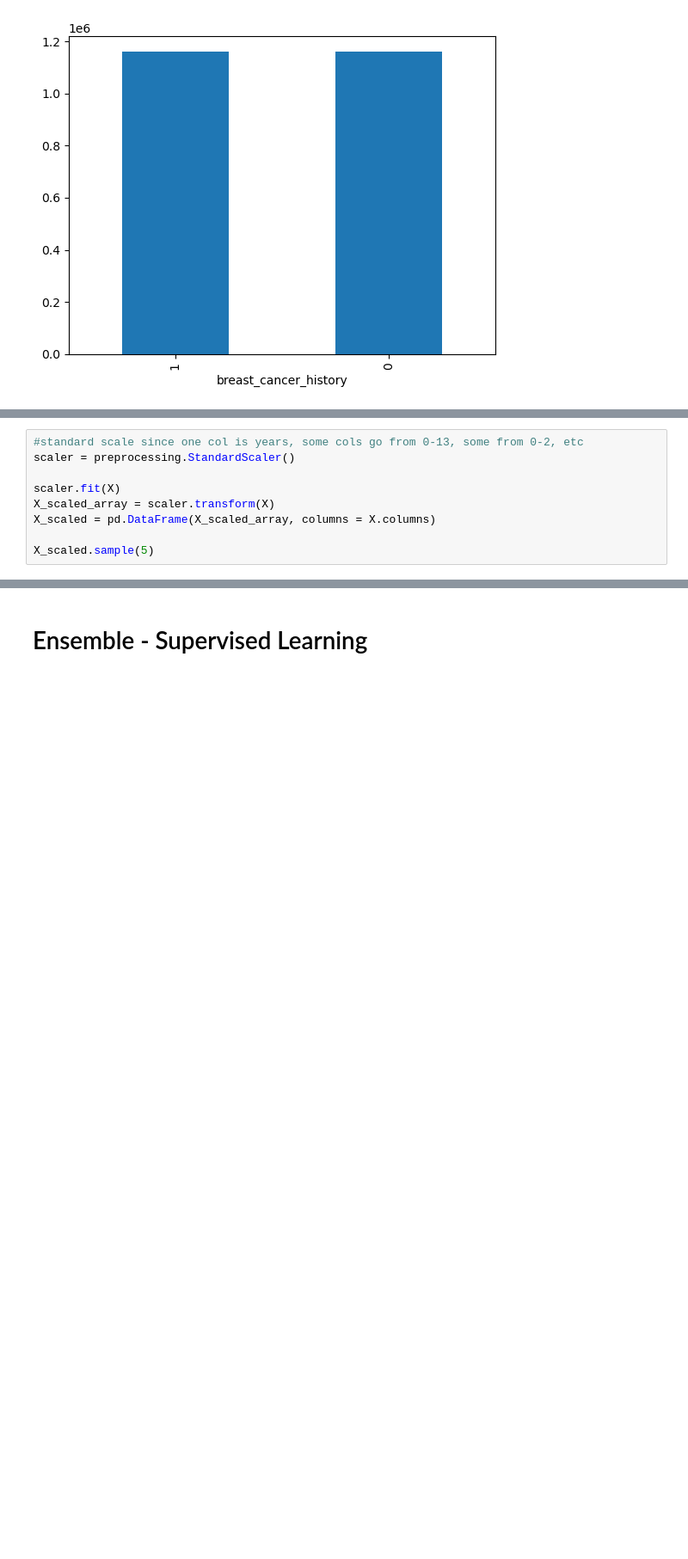
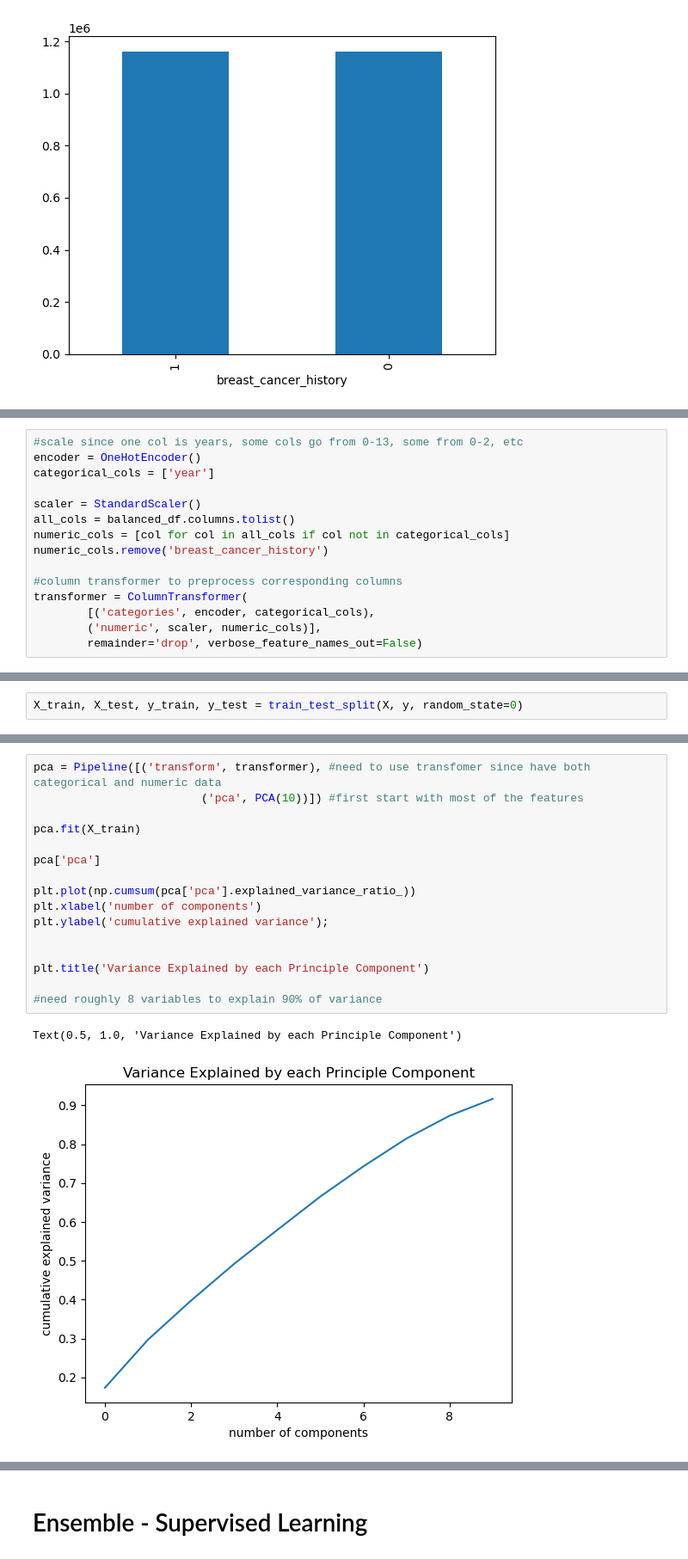
Before and after one commit to schwartzh2017/Final_Project_CL_HS, a Jupyter notebook: HS_analysis.ipynb, the cells around one changed output, grey strips where cells are left out. Shown at 86% size. Saved outputs shown, nothing was run; the diff lists cells and outputs as text; blank space fills up the shorter version.

```diff
--- a/HS_analysis.ipynb
+++ b/HS_analysis.ipynb
@@ -88,9 +82,0 @@ y = balanced_df.iloc[:,-1]
-# %%
-#standard scale since one col is years, some cols go from 0-13, some from 0-2, etc
-scaler = preprocessing.StandardScaler()
-
-scaler.fit(X)
-X_scaled_array = scaler.transform(X)
-X_scaled = pd.DataFrame(X_scaled_array, columns = X.columns)
-
-X_scaled.sample(5)
@@ -103,0 +83,15 @@ X_scaled.sample(5)
+# %%
+#scale since one col is years, some cols go from 0-13, some from 0-2, etc
+encoder = OneHotEncoder()
+categorical_cols = ['year']
+
+scaler = StandardScaler()
+all_cols = balanced_df.columns.tolist()
+numeric_cols = [col for col in all_cols if col not in categorical_cols]
+numeric_cols.remove('breast_cancer_history')
+
+#column transformer to preprocess corresponding columns
+transformer = ColumnTransformer(
+        [('categories', encoder, categorical_cols),
+        ('numeric', scaler, numeric_cols)],
+        remainder='drop', verbose_feature_names_out=False)
@@ -103,0 +100,2 @@ X_scaled.sample(5)
+# %%
+X_train, X_test, y_train, y_test = train_test_split(X, y, random_state=0)
@@ -103,0 +106,19 @@ X_scaled.sample(5)
+# %%
+pca = Pipeline([('transform', transformer), #need to use transfomer since have both categorical and numeric data
+                         ('pca', PCA(10))]) #first start with most of the features
+
+pca.fit(X_train)
+
+pca['pca']
+
+plt.plot(np.cumsum(pca['pca'].explained_variance_ratio_))
+plt.xlabel('number of components')
+plt.ylabel('cumulative explained variance');
+
+
+plt.title('Variance Explained by each Principle Component')
+
+#need roughly 8 variables to explain 90% of variance
+# %% [output]
+Text(0.5, 1.0, 'Variance Explained by each Principle Component')
+[figure, added]
```
Also changed, not shown: parts of 41 cells of this notebook.
